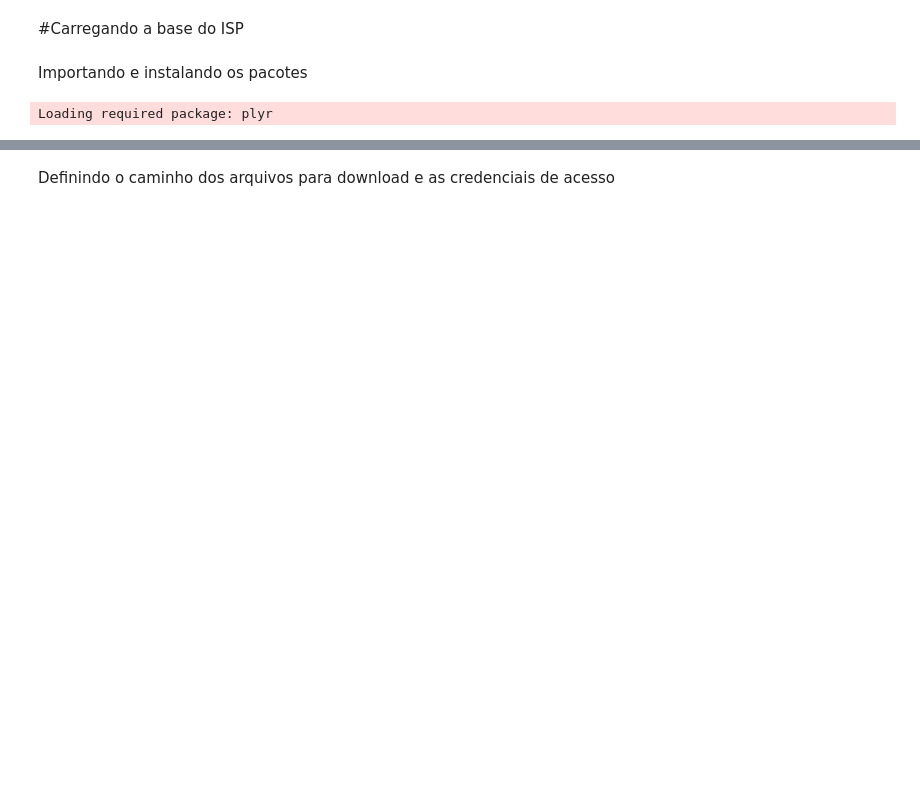
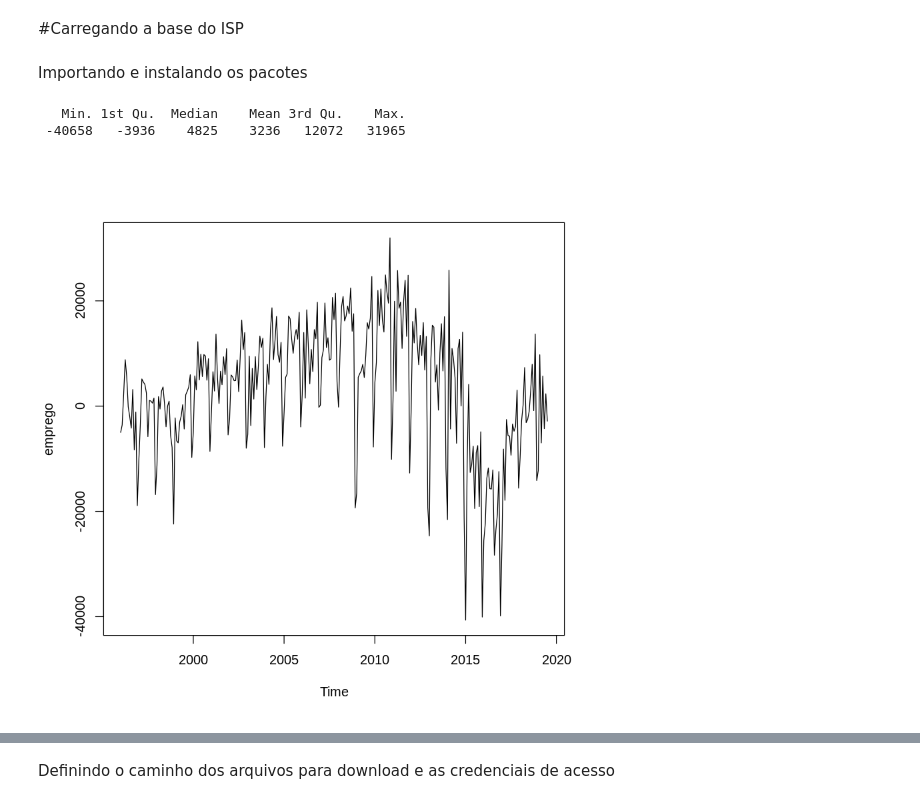
Before and after one commit to americofreitasjr/AnaliseSegurancaPublicaRJ, a Jupyter notebook: Step_4_Carregando_bases_BETS.ipynb, the cells around one changed output, grey strips where cells are left out. Cells and saved outputs as stored; diff of their text form; code cells hidden in the pictures; blank space fills up the shorter version.

```diff
--- a/Step_4_Carregando_bases_BETS.ipynb
+++ b/Step_4_Carregando_bases_BETS.ipynb
@@ -8,10 +8,19 @@ Importando e instalando os pacotes
 # %%
 options(warn=-1)
 
-requiredPackages = c('plyr')
+requiredPackages = c('plyr','grnn', 'ggplot2', 'plotly', 'urca', 'forecast', 'zoo', 'rmarkdown', 'foreign', 'seasonal', 'stringr', 'dygraphs', 'shiny', 'miniUI', 'rstudioapi', 'DT', 'webshot', 'RMySQL', 'digest', 'DBI', 'rjson', 'rvest', 'xml2', 'lubridate', 'htmltools', 'httr', 'dplyr', 'sqldf','BETS','forecast')
 for(p in requiredPackages){
   if(!require(p,character.only = TRUE)) suppressMessages(suppressWarnings(install.packages(p)))
   suppressMessages(suppressWarnings(library(p,character.only = TRUE)))
 }
-# %% [output]
-Loading required package: plyr
+# %%
+emprego <- BETSget(code = 13395)
+# %%
+summary(emprego)
+# %% [output]
+   Min. 1st Qu.  Median    Mean 3rd Qu.    Max.
+ -40658   -3936    4825    3236   12072   31965
+# %%
+plot(emprego)
+# %% [output]
+[figure, added]
```
Also changed, not shown: parts of 7 cells of this notebook.
